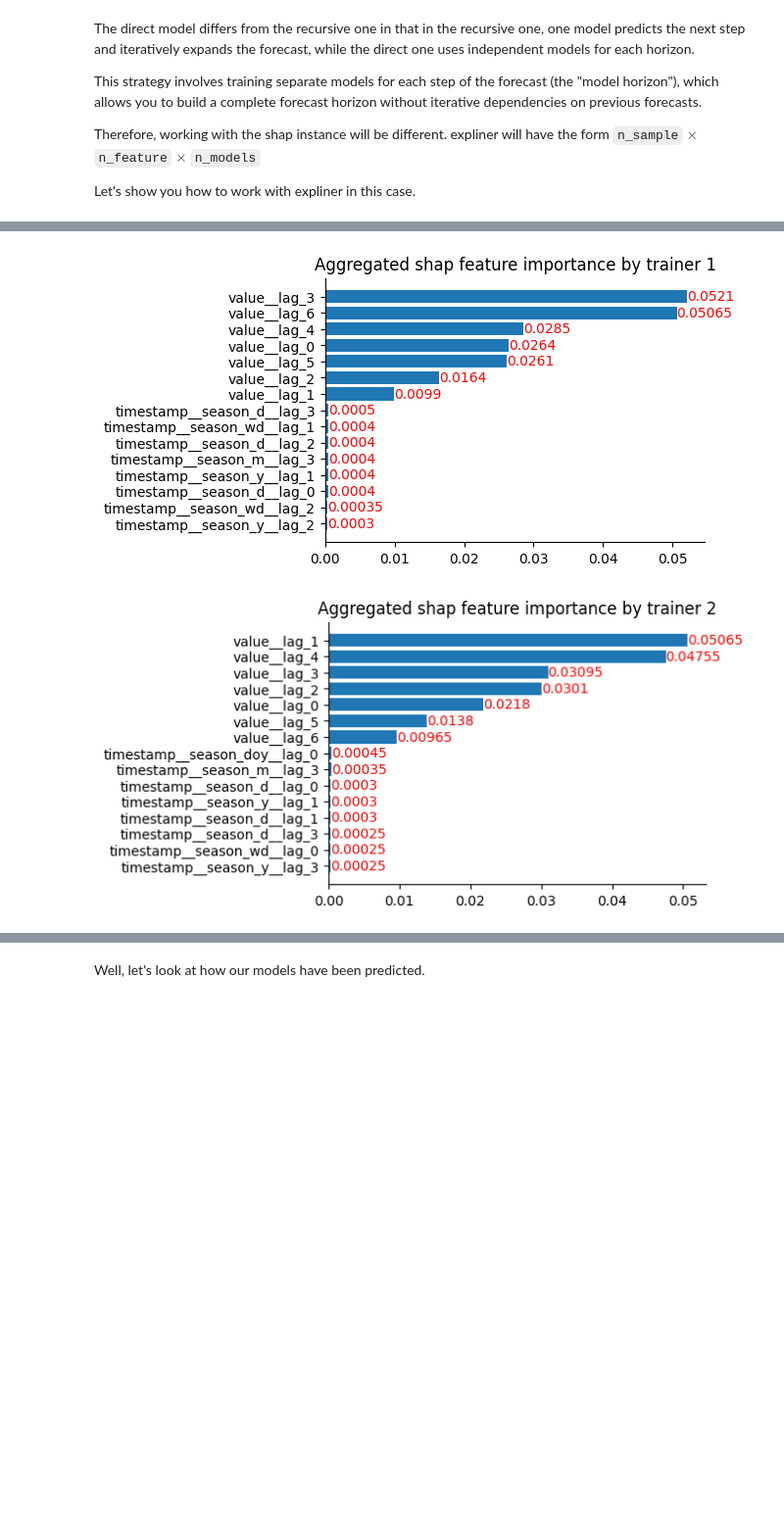
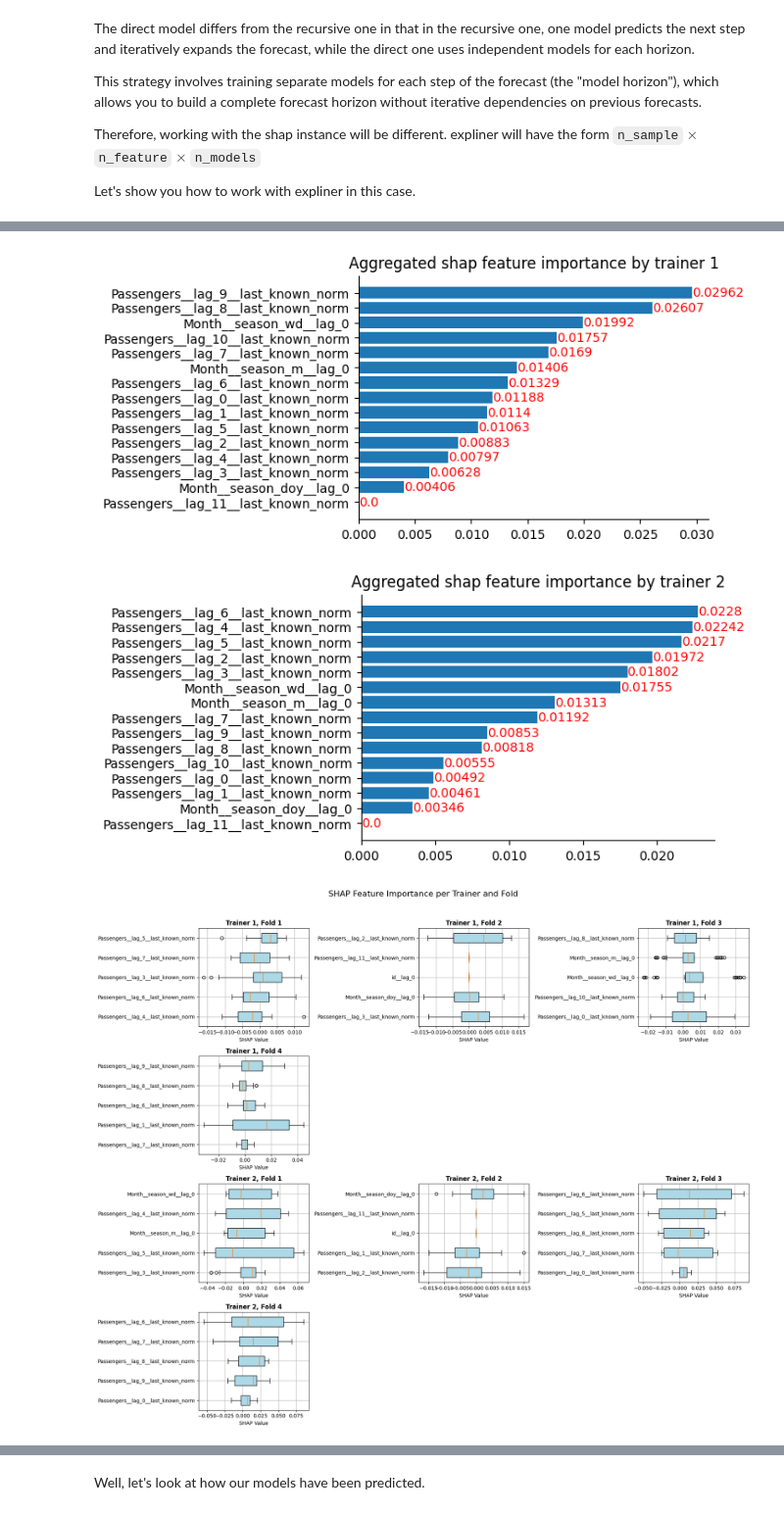
Before and after one commit to sb-ai-lab/tsururu, a Jupyter notebook: examples/Tutorial_5_Feature_analysis.ipynb, the cells around one changed output, grey strips where cells are left out. Shown at 98% size. Saved outputs shown, nothing was run; the diff lists cells and outputs as text; code cells hidden in the pictures; blank space fills up the shorter version.

```diff
--- a/examples/Tutorial_5_Feature_analysis.ipynb
+++ b/examples/Tutorial_5_Feature_analysis.ipynb
@@ -497,6 +351,6 @@ freq: Day; period: 1
 # %%
-strategy_season_direct = DirectStrategy(HORIZON, HISTORY, trainer_season, pipeline_season_direct, model_horizon=2)
+strategy_direct = DirectStrategy(HORIZON, HISTORY, trainer, pipeline, model_horizon=6)
 
-fit_time_season_direct, _ = strategy_season_direct.fit(train_dataset_season)
-_, current_pred_season_direct = strategy_season_direct.predict(train_dataset_season)
+fit_time_real_direct, _ = strategy_direct.fit(train_dataset)
+_, current_pred_real_direct = strategy_direct.predict(train_dataset)
 # %% [output]
@@ -520,6 +374,10 @@ freq: Day; period: 1
 # %%
-explain_season_direct = strategy_season_direct.get_feature_importance(top_k=15, return_explainer=True, aggregate_by_folds=True, round_to=5)
+explain_direct = strategy_direct.get_feature_importance(top_k=15, return_explainer=True, aggregate_by_folds=True, round_to=5)
 # %% [output]
-[figure, old version]
+[figure, new version]
-[figure, old version]
+[figure, new version]
+# %%
+strategy_direct.get_feature_importance(top_k=5, return_explainer=False, aggregate_by_folds=False, round_to=5)
+# %% [output]
+[figure, added]
 # %%
```
Also changed, not shown: parts of 25 cells of this notebook, 1 other file.
